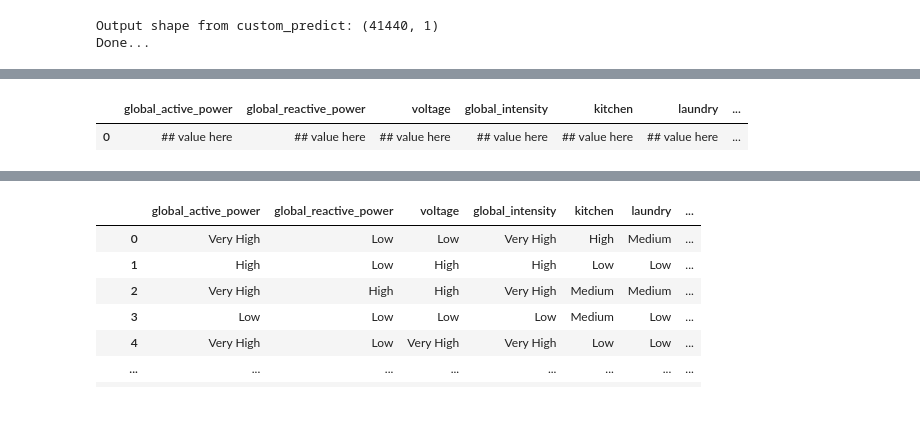
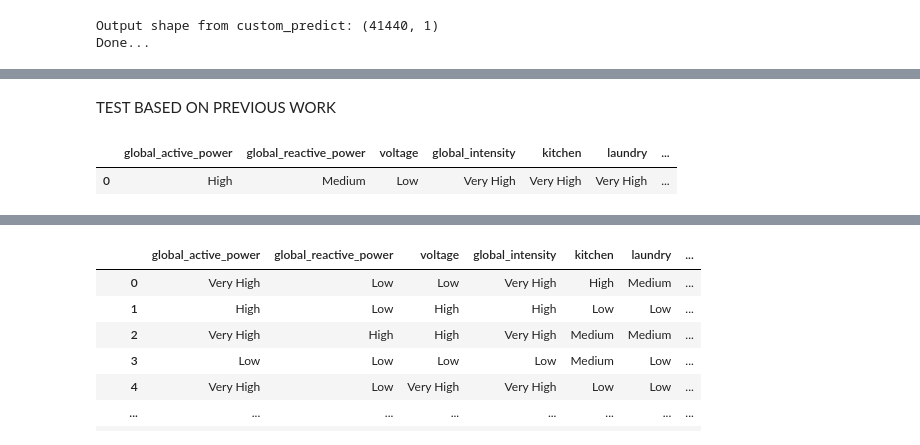
Before and after one commit to erlanggagatum/xai-recover, a Jupyter notebook: 07_4_Evaluation_with_SHAP_more_example.ipynb, the cells around one changed output, grey strips where cells are left out. Cells and saved outputs as stored; diff of their text form; code cells hidden in the pictures; blank space fills up the shorter version.

```diff
--- a/07_4_Evaluation_with_SHAP_more_example.ipynb
+++ b/07_4_Evaluation_with_SHAP_more_example.ipynb
@@ -186,20 +188,22 @@ pd.DataFrame()
+# %% [markdown]
+TEST BASED ON PREVIOUS WORK
 # %%
 # peak condition
 observation_peak = pd.DataFrame([{
-    'global_active_power': 'Low',
+    'global_active_power': 'High',
     'global_reactive_power': 'Medium',
-    'voltage': 'High',
-    'global_intensity': 'Low',
-    'kitchen': 'Medium',
-    'laundry': 'Medium',
-    'climate_control': 'Medium',
-    'other': 'Low',
+    'voltage': 'Low',
+    'global_intensity': 'Very High',
+    'kitchen': 'Very High',
+    'laundry': 'Very High',
+    'climate_control': 'Very High',
+    'other': 'Very High',
     'weekend': 'True',
     'month_name': 'september',
     'season_name': 'autumn',
     'day_name': 'sunday'
 }])
 observation_peak
 # %% [output]
 |  | global_active_power | global_reactive_power | voltage | global_intensity | kitchen | laundry | ... |
-| 0 | ## value here | ## value here | ## value here | ## value here | ## value here | ## value here | ... |
+| 0 | High | Medium | Low | Very High | Very High | Very High | ... |
```
Also changed, not shown: parts of 5 cells of this notebook, 3 other files.
